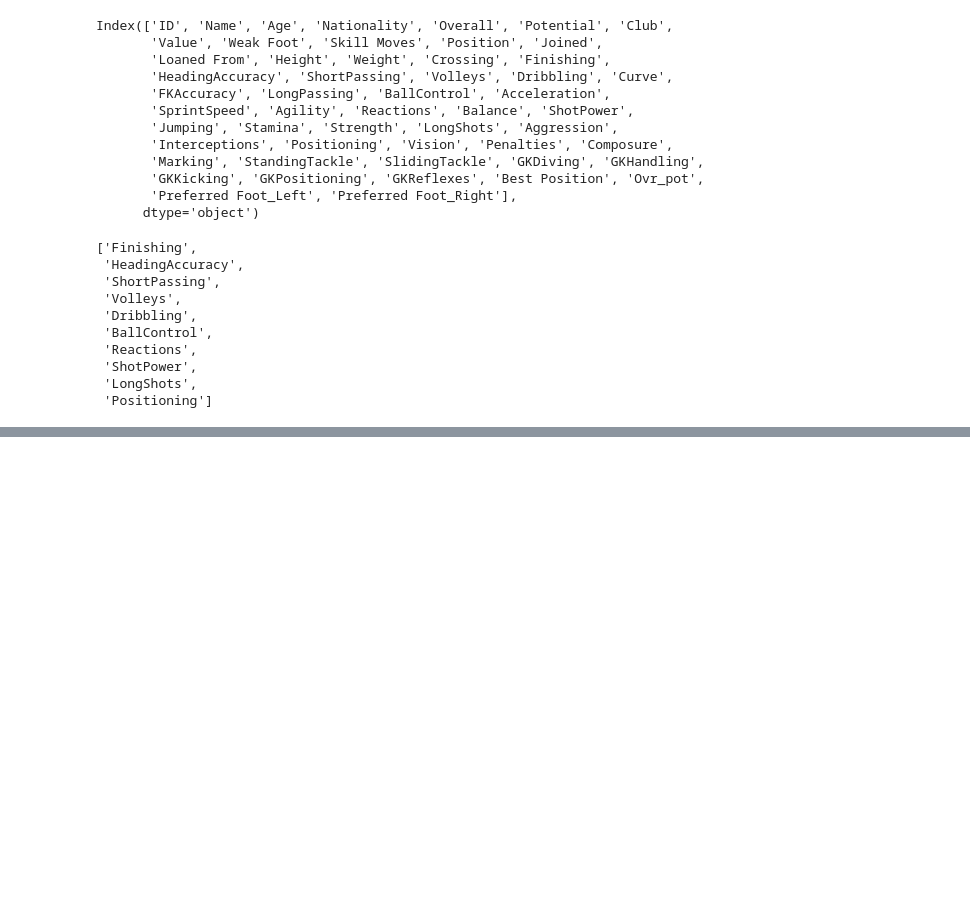
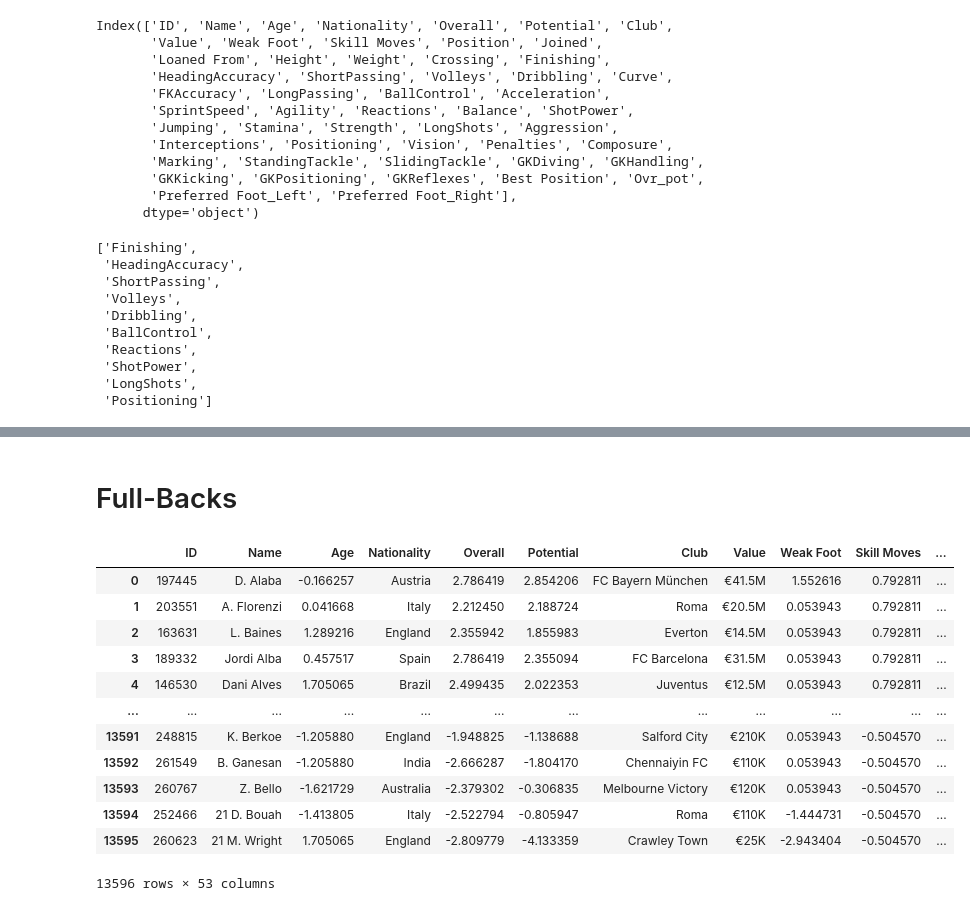
Before and after one commit to Blu-FiBEr/Scoutify, a Jupyter notebook: ClubToPlayer.ipynb, the cells around one changed output, grey strips where cells are left out. Cells and saved outputs as stored; diff of their text form; code cells hidden in the pictures; blank space fills up the shorter version.

```diff
--- a/ClubToPlayer.ipynb
+++ b/ClubToPlayer.ipynb
@@ -272,0 +463,20 @@ ST_essential_ft
+# %% [markdown]
+# Full-Backs
+# %%
+fullbacks_df = F_norm_df[(F_norm_df["Best Position"] == "LB") | (F_norm_df["Best Position"] == "RB") | (F_norm_df["Best Position"] == "LWB") | (F_norm_df["Best Position"] == "RWB")]
+fullbacks_df  = fullbacks_df.reset_index(drop = True)
+fullbacks_df
+# %% [output]
+|  | ID | Name | Age | Nationality | Overall | Potential | Club | Value | Weak Foot | Skill Moves | ... |
+| 0 | 197445 | D. Alaba | -0.166257 | Austria | 2.786419 | 2.854206 | FC Bayern München | €41.5M | 1.552616 | 0.792811 | ... |
+| 1 | 203551 | A. Florenzi | 0.041668 | Italy | 2.212450 | 2.188724 | Roma | €20.5M | 0.053943 | 0.792811 | ... |
+| 2 | 163631 | L. Baines | 1.289216 | England | 2.355942 | 1.855983 | Everton | €14.5M | 0.053943 | 0.792811 | ... |
+| 3 | 189332 | Jordi Alba | 0.457517 | Spain | 2.786419 | 2.355094 | FC Barcelona | €31.5M | 0.053943 | 0.792811 | ... |
+| 4 | 146530 | Dani Alves | 1.705065 | Brazil | 2.499435 | 2.022353 | Juventus | €12.5M | 0.053943 | 0.792811 | ... |
+| ... | ... | ... | ... | ... | ... | ... | ... | ... | ... | ... | ... |
+| 13591 | 248815 | K. Berkoe | -1.205880 | England | -1.948825 | -1.138688 | Salford City | €210K | 0.053943 | -0.504570 | ... |
+| 13592 | 261549 | B. Ganesan | -1.205880 | India | -2.666287 | -1.804170 | Chennaiyin FC | €110K | 0.053943 | -0.504570 | ... |
+| 13593 | 260767 | Z. Bello | -1.621729 | Australia | -2.379302 | -0.306835 | Melbourne Victory | €120K | 0.053943 | -0.504570 | ... |
+| 13594 | 252466 | 21 D. Bouah | -1.413805 | Italy | -2.522794 | -0.805947 | Roma | €110K | -1.444731 | -0.504570 | ... |
+| 13595 | 260623 | 21 M. Wright | 1.705065 | England | -2.809779 | -4.133359 | Crawley Town | €25K | -2.943404 | -0.504570 | ... |
+13596 rows × 53 columns
```
Also changed, not shown: parts of 23 cells of this notebook.
